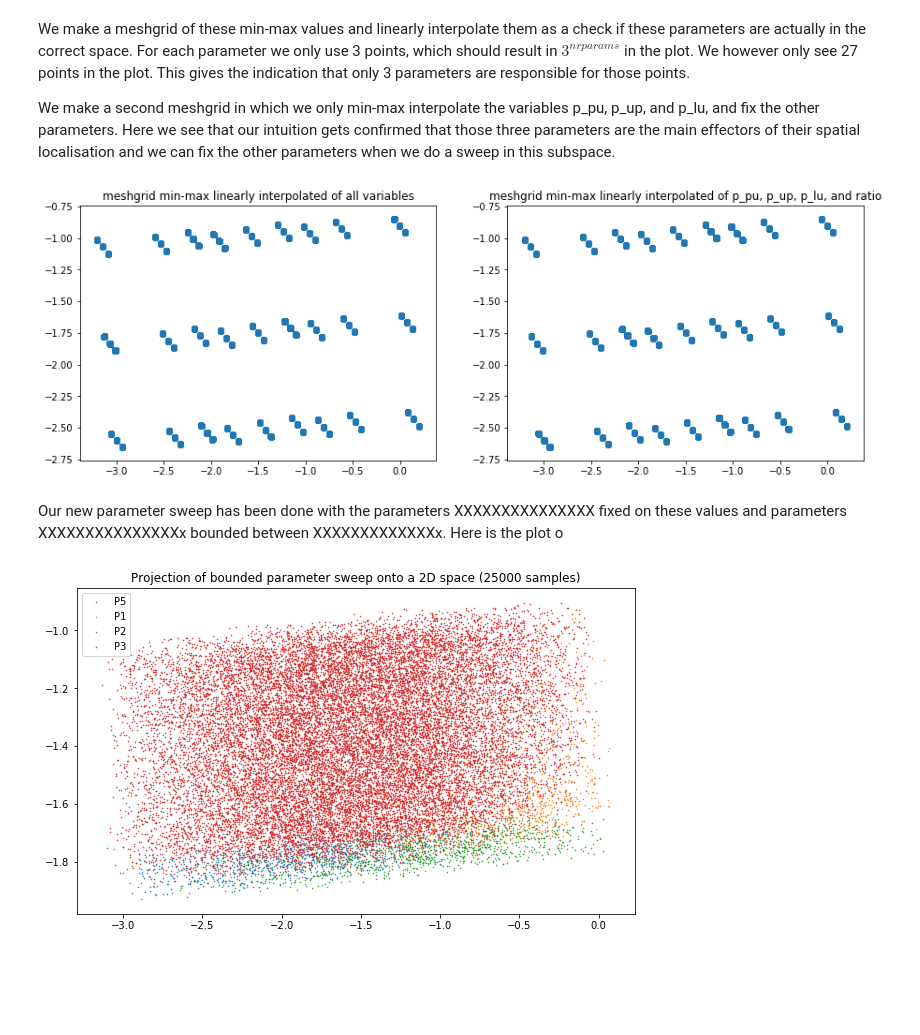
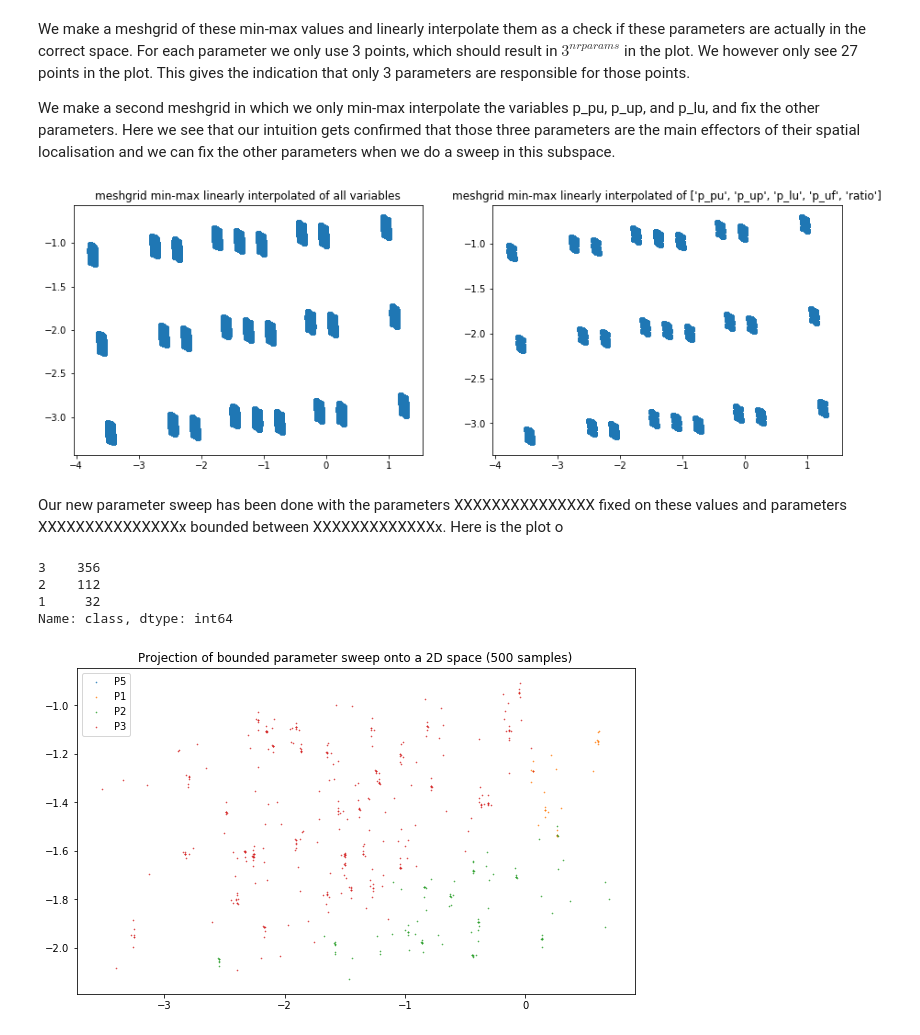
Before and after one commit to WouterVrielink/recruitment_strategies_ABM, a Jupyter notebook: Code/lda.ipynb, the cells around one changed output. Cells and saved outputs as stored; diff of their text form; code cells hidden in the pictures; blank space fills up the shorter version.

Commit message:
lda with some extra batchruns

```diff
--- a/Code/lda.ipynb
+++ b/Code/lda.ipynb
@@ -20,7 +20,7 @@ import numpy as np
 
 # set the relevant parameters and filepath
 params = ['p_uf', 'p_pu', 'p_up', 'p_fl', 'p_lu', 'g', 'ratio', 'N', 'size']
-file_path = '../Data/batchrun01-02-2018.csv'
+file_path = '../Data/batchrun02-02-2018.csv'
 
 # read the data and process it
 data = pd.read_csv(file_path)
@@ -155,43 +155,51 @@ plt.scatter(positions[:,0], positions[:,1])
 plt.title("meshgrid min-max linearly interpolated of all variables")
 
 ax = fig.add_subplot(1, 2, 2)
+param_ranges = []
+subset = ['p_pu', 'p_up', 'p_lu', 'p_uf', 'ratio']
 for i, param in enumerate(params):
-    if param in ['p_pu', 'p_up', 'p_lu']:
+    if param in subset:
         param_ranges.append(np.linspace(mins[i],maxs[i],acc))
     else:
         param_ranges.append(np.linspace(mins[i],mins[i] + 0.00001,acc))
-
-plt.title("meshgrid min-max linearly interpolated of p_pu, p_up, p_lu, and ratio")
+mesh = np.meshgrid(*param_ranges)
+positions = lda.transform(np.vstack(map(np.ravel, mesh)).T)
+plt.title("meshgrid min-max linearly interpolated of {}".format(subset))
 plt.scatter(positions[:,0], positions[:,1])
 
 # make the final plot
 plt.show()
 # %% [output]
-[figure, old version]
+[figure, new version]
 # %% [markdown]
 Our new parameter sweep has been done with the parameters XXXXXXXXXXXXXXX fixed on these values and parameters XXXXXXXXXXXXXXXx bounded between XXXXXXXXXXXXXx. Here is the plot o
 # %%
-data = pd.read_csv('../Data/batchrun02-02-2018_square.csv')
+data = pd.read_csv('../Data/batchrun03-02-2018_square.csv')
 cls = (data['pheromone'] + data['leaders'] + data['followers'] == 0) + \
       ((data['pheromone'] == 0) & ((data['leaders'] + data['followers']) != 0)) * 2 + \
       (((data['leaders'] == 0) & (data['followers'] == 0)) & (data['pheromone'] != 0)) * 3
 
 data['class'] = cls
-data ['N'] = 105
-data ['g'] = 0.25
-data ['size'] = 12
-data ['p_uf'] = 0.51
-data ['p_fl'] = 0.52
+# data ['N'] = 105
+# data ['g'] = 0.25
+# data ['size'] = 12
+# data ['p_uf'] = 0.51
+# data ['p_fl'] = 0.52
+print(data['class'].value_counts())
 
 X = data[params].as_matrix()
 X = lda.transform(X)
 
 y = data['class'].as_matrix()
 for group in [0, 1, 2, 3]:
     plt.scatter(X[y == group, 0], X[y == group, 1], alpha=.8, label=classes[group], s=0.4)
 
 plt.title("Projection of bounded parameter sweep onto a 2D space ({} samples)".format(data.shape[0]))
 plt.legend()
 plt.show()
 # %% [output]
+3    356
+2    112
+1     32
+Name: class, dtype: int64
-[figure, old version]
+[figure, new version]
```
Also changed, not shown: parts of 3 cells of this notebook, 2 other files.
